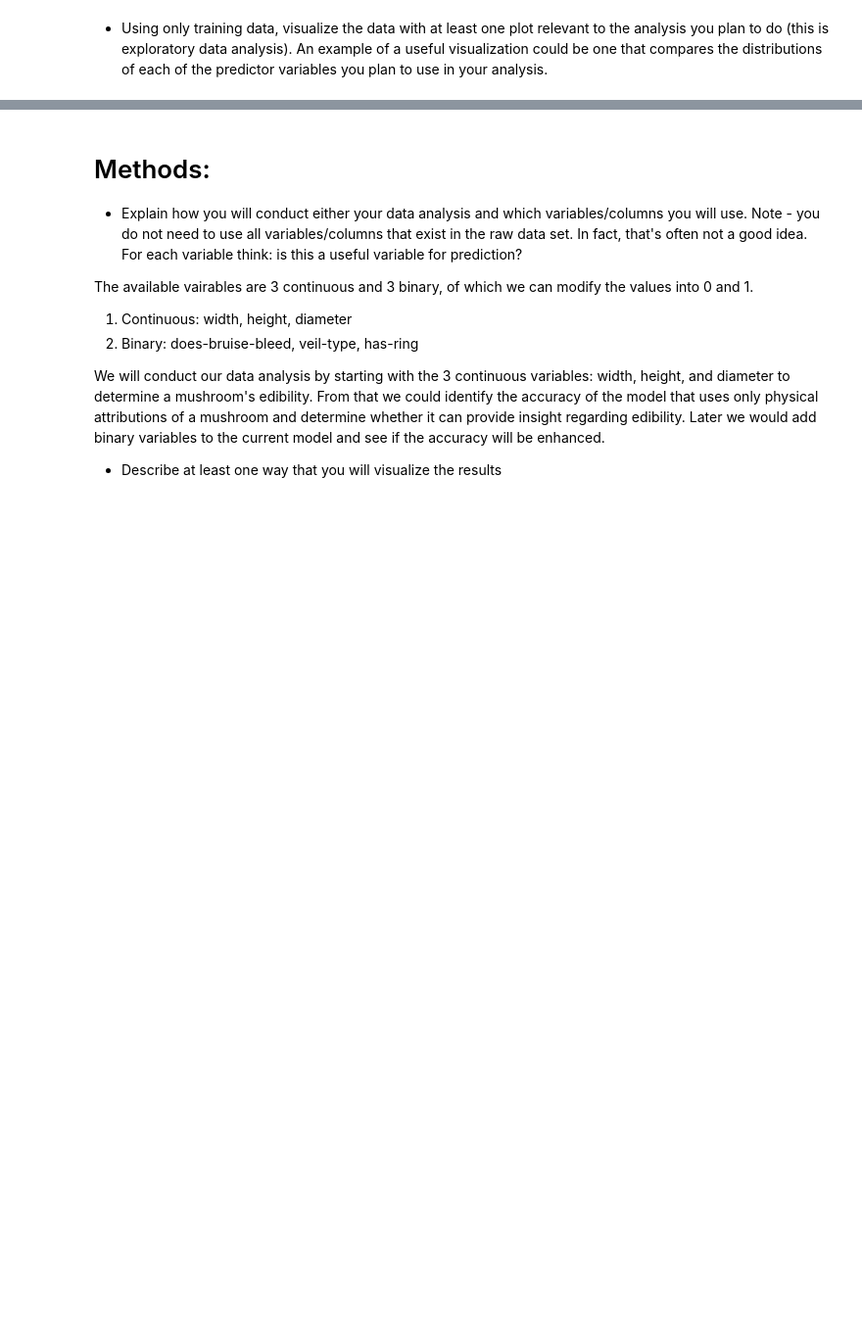
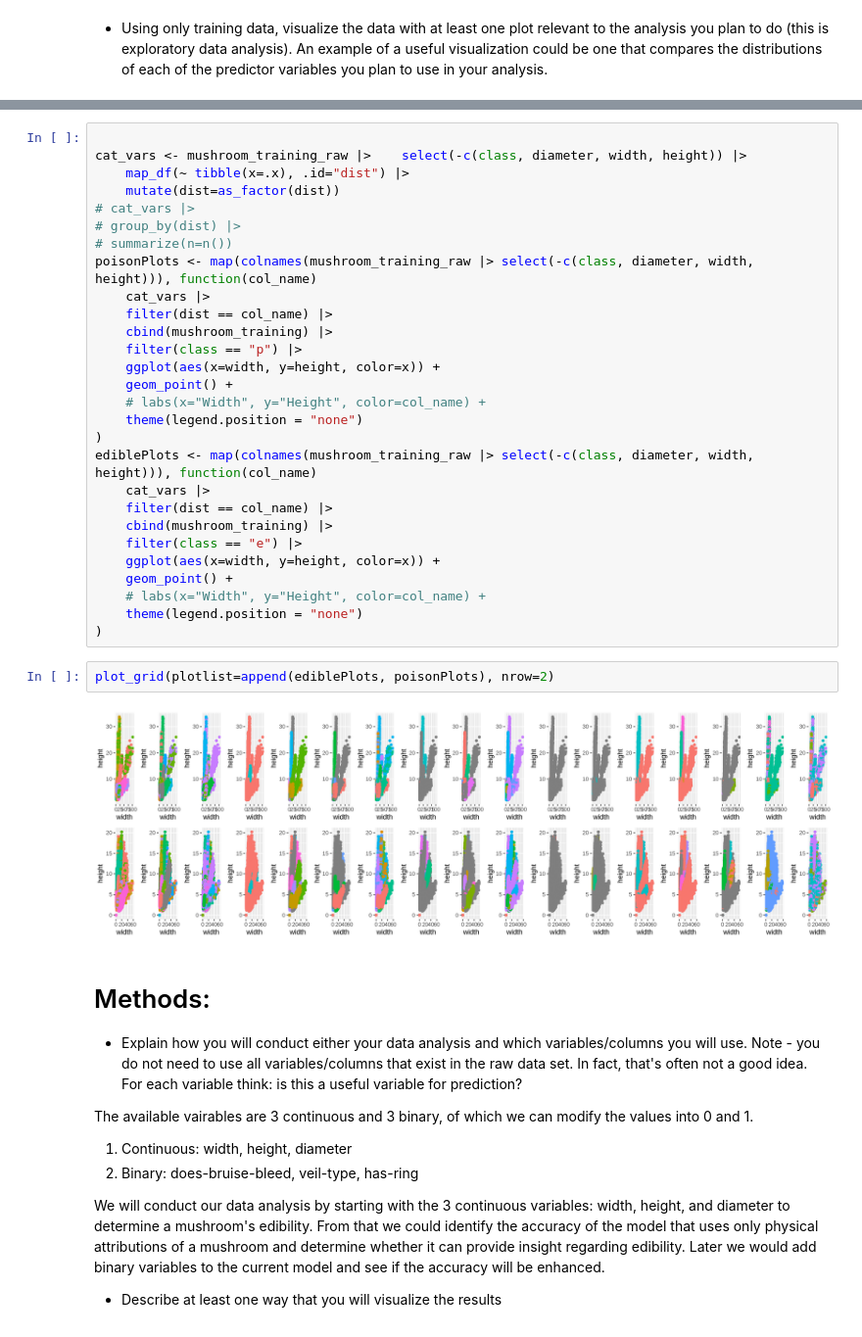
Before and after one commit to ciciliujx/DSCI100-Project, a Jupyter notebook: Proposal.ipynb, the cells around one changed output, grey strips where cells are left out. Shown at 98% size. Saved outputs shown, nothing was run; the diff lists cells and outputs as text; blank space fills up the shorter version.

```diff
--- a/Proposal.ipynb
+++ b/Proposal.ipynb
@@ -150,4 +188,36 @@ plot_grid(diameterDensity, widthDensity, heightDensity, ncol = 3)
 [figure]
+# %%
+
+cat_vars <- mushroom_training_raw |>    select(-c(class, diameter, width, height)) |>
+    map_df(~ tibble(x=.x), .id="dist") |>
+    mutate(dist=as_factor(dist))
+# cat_vars |>
+# group_by(dist) |>
+# summarize(n=n())
+poisonPlots <- map(colnames(mushroom_training_raw |> select(-c(class, diameter, width, height))), function(col_name)
+    cat_vars |>
+    filter(dist == col_name) |>
+    cbind(mushroom_training) |>
+    filter(class == "p") |>
+    ggplot(aes(x=width, y=height, color=x)) +
+    geom_point() +
+    # labs(x="Width", y="Height", color=col_name) +
+    theme(legend.position = "none")
+)
+ediblePlots <- map(colnames(mushroom_training_raw |> select(-c(class, diameter, width, height))), function(col_name)
+    cat_vars |>
+    filter(dist == col_name) |>
+    cbind(mushroom_training) |>
+    filter(class == "e") |>
+    ggplot(aes(x=width, y=height, color=x)) +
+    geom_point() +
+    # labs(x="Width", y="Height", color=col_name) +
+    theme(legend.position = "none")
+)
+# %%
+plot_grid(plotlist=append(ediblePlots, poisonPlots), nrow=2)
+# %% [output]
+[figure, added]
 # %% [markdown]
 # Methods:
 - Explain how you will conduct either your data analysis and which variables/columns you will use. Note - you do not need to use all variables/columns that exist in the raw data set. In fact, that's often not a good idea. For each variable think: is this a useful variable for prediction?
```
Also changed, not shown: parts of 3 cells of this notebook.
